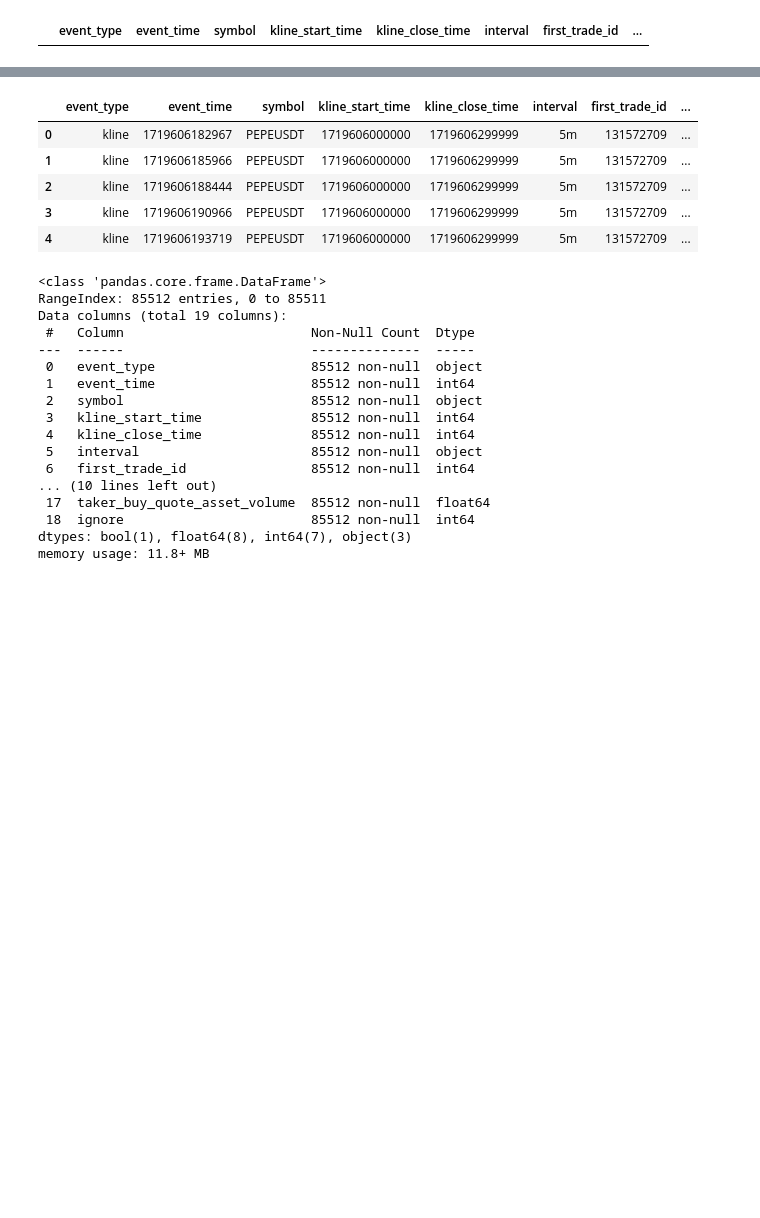
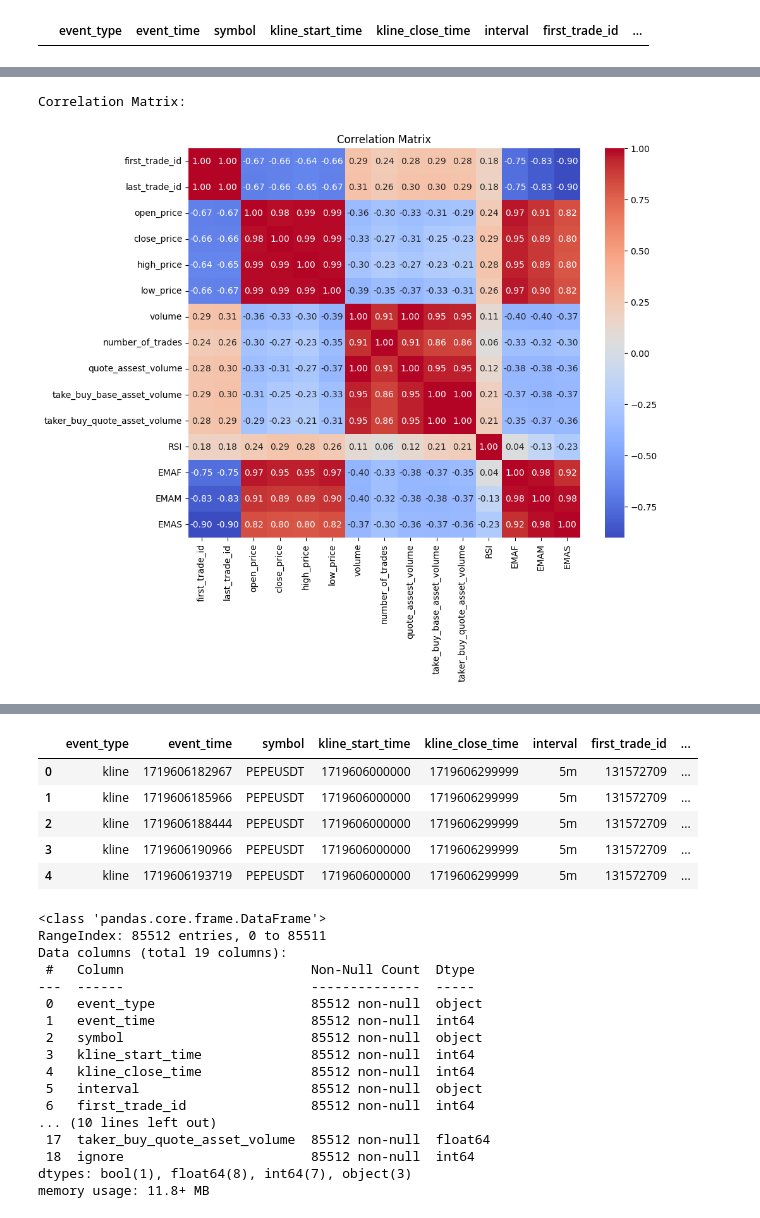
Before and after one commit to reha-hazir/real-time-trading-data-analysis, a Jupyter notebook: data_analytics/analysis/analysis.ipynb, the cells around one changed output, grey strips where cells are left out. Saved outputs shown, nothing was run; the diff lists cells and outputs as text; code cells hidden in the pictures; blank space fills up the shorter version.

```diff
--- a/data_analytics/analysis/analysis.ipynb
+++ b/data_analytics/analysis/analysis.ipynb
@@ -126,0 +266,61 @@ df.loc[51668:51670]
+# %%
+
+
+columns_to_drop = [
+    'ignore', 'is_kline_closed', 'event_time', 'symbol',
+    'kline_start_time', 'kline_close_time', 'interval', 'event_type'
+]
+
+train_1 = train_1.drop(columns=columns_to_drop)
+
+columns_to_drop = [
+    'ignore', 'is_kline_closed', 'event_time', 'symbol',
+    'kline_start_time', 'kline_close_time', 'interval', 'event_type'
+]
+
+train_2 = train_2.drop(columns=columns_to_drop)
+
+#RSI CALCULATION
+def calculate_rsi(data, window=14):
+
+    delta = data['close_price'].diff()
+
+    gain = (delta.where(delta > 0, 0)).rolling(window=window).mean()
+    loss = (-delta.where(delta < 0, 0)).rolling(window=window).mean()
+
+    rs = gain / loss
+
+    rsi = 100 - (100 / (1 + rs))
+
+    return rsi
+
+train_1['RSI'] = calculate_rsi(train_1)
+train_2['RSI'] = calculate_rsi(train_2)
+
+#EMAs CALCULATION
+def calculate_ema(data, span):
+    return data['close_price'].ewm(span=span, adjust=False).mean()
+
+train_1['EMAF'] = calculate_ema(train_1, span=12)
+train_1['EMAM'] = calculate_ema(train_1, span=26)
+train_1['EMAS'] = calculate_ema(train_1, span=50)
+
+train_2['EMAF'] = calculate_ema(train_2, span=12)
+train_2['EMAM'] = calculate_ema(train_2, span=26)
+train_2['EMAS'] = calculate_ema(train_2, span=50)
+
+train_1 = train_1.dropna(subset=['RSI'])
+train_2 = train_2.dropna(subset=['RSI'])
+
+correlation_matrix = train_1.corr()
+
+print("Correlation Matrix:")
+
+# Visualize the correlation matrix
+plt.figure(figsize=(10, 8))
+sns.heatmap(correlation_matrix, annot=True, cmap='coolwarm', fmt='.2f')
+plt.title('Correlation Matrix')
+plt.show()
+# %% [output]
+Correlation Matrix:
+[figure, added]
```
Also changed, not shown: parts of 14 cells of this notebook, 5 other files.
